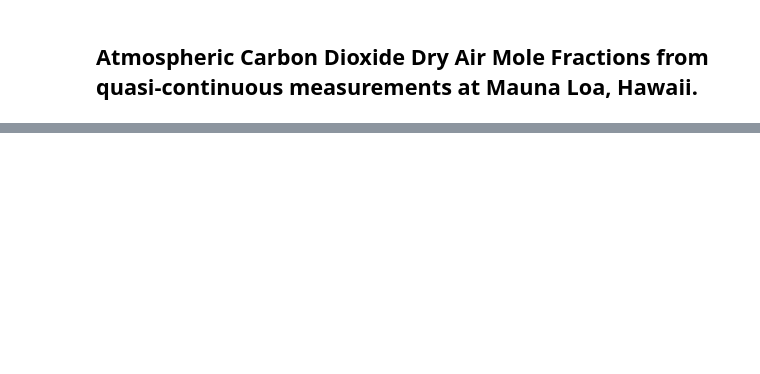
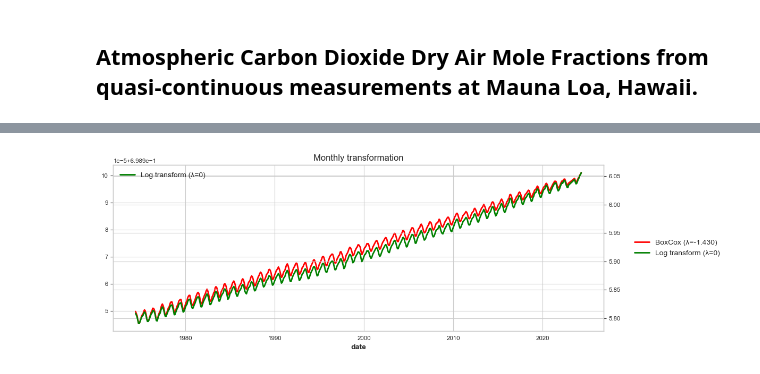
Before and after one commit to JanDuchscherer104/time-series-analysis, a Jupyter notebook: notebooks/ex03_mlo_decomposition.ipynb, the cells around one changed output, grey strips where cells are left out. Drawn from its saved outputs; the diff is of its cells as text; code cells hidden in the pictures; blank space fills up the shorter version.

```diff
--- a/notebooks/ex03_mlo_decomposition.ipynb
+++ b/notebooks/ex03_mlo_decomposition.ipynb
@@ -67,15 +79,0 @@ None
-# %%
-boxcox = BoxCox().fit(ts)
-opt_lmbda = boxcox._fitted_params[0][0]
-print(
-    f"optimal lambda: {opt_lmbda}",
-)
-
-transformed_series = boxcox.transform(ts)
-
-# Decompose the transformed series using Darts
-trend, seasonal = extract_trend_and_seasonality(transformed_series, method="STL", model=ModelMode.ADDITIVE)
-plt.figure(figsize=(12, 6))
-ax = trend.plot(label="Trend", lw=2, color="blue")
-seasonal.plot(label="Seasonal component", lw=1, ax=ax.twinx(), color="green")
-plt.show()
@@ -185,0 +97,32 @@ BracketError: The algorithm terminated without finding a valid bracket. Consider
+# %%
+def compare_transformations(ts: TimeSeries, title="") -> tuple[TimeSeries, TimeSeries, BoxCox, BoxCox]:
+    boxcox_auto = BoxCox()
+    boxcox_log = BoxCox(lmbda=0)
+
+    ts_auto = boxcox_auto.fit_transform(ts)
+    ts_log = boxcox_log.fit_transform(ts)
+
+    fitted_lambda = boxcox_auto._fitted_params[0][0]
+
+    plt.figure(figsize=(12, 4))
+    ax = ts_auto.plot(label=f'BoxCox (λ={fitted_lambda:.3f})', color='red')
+    ax2 = ts_log.plot(ax=ax.twinx(), label='Log transform (λ=0)', color='green')
+    ax.set_title(f"{title} transformation")
+
+    # Get handles and labels from both axes
+    lines1, labels1 = ax.get_legend_handles_labels()
+    lines2, labels2 = ax2.get_legend_handles_labels()
+
+    # Combine legends vertically
+    ax.legend(lines1 + lines2, labels1 + labels2,
+             loc='center left',
+             bbox_to_anchor=(1.05, 0.5))
+
+    plt.tight_layout()
+    plt.show()
+
+    return ts_auto, ts_log, boxcox_auto, boxcox_log
+
+ts_m_box, ts_m_log, boxcox_m, log_m = compare_transformations(ts_m, "Monthly")
+# %% [output]
+[figure, added]
```
Also changed, not shown: parts of 22 cells of this notebook.
